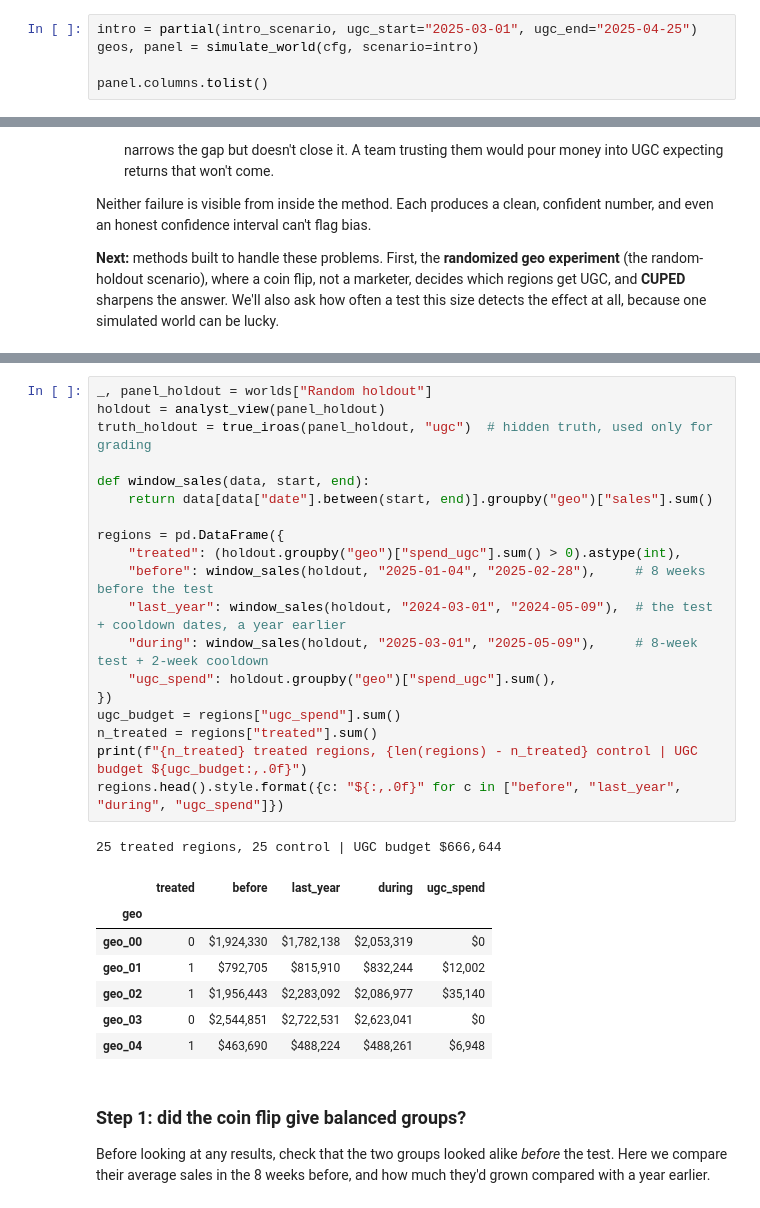
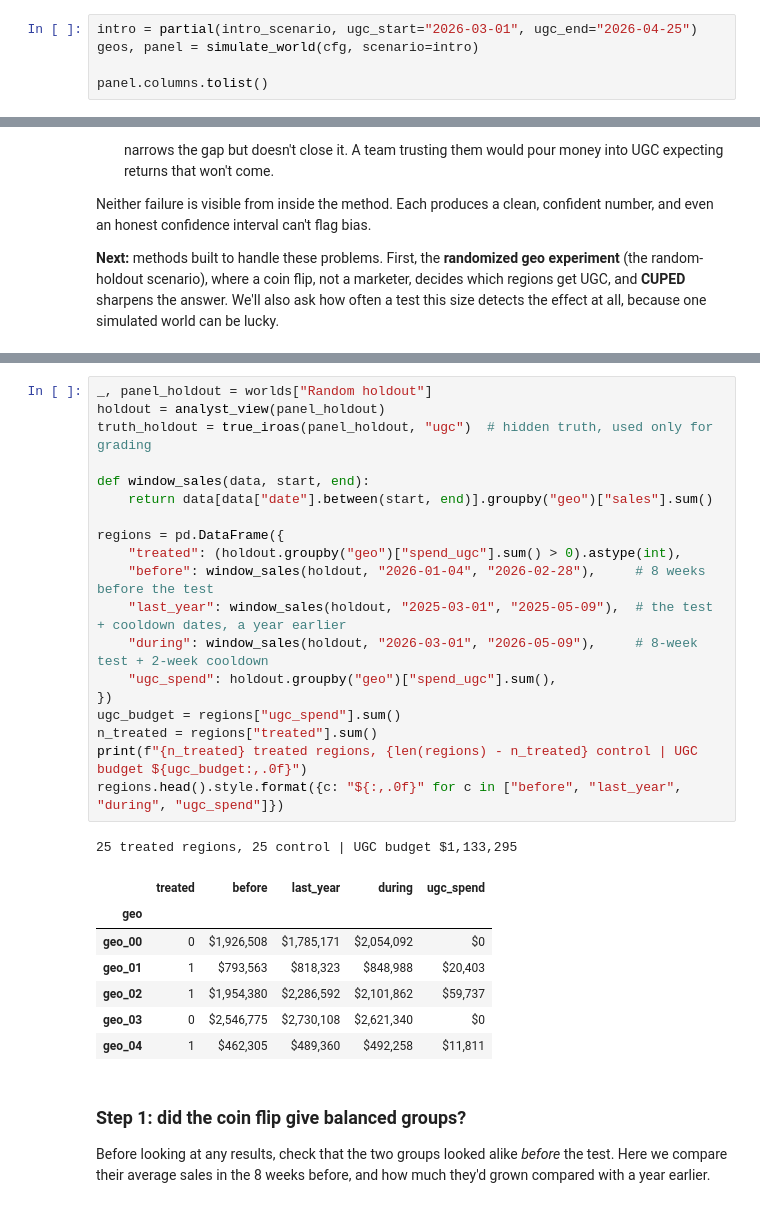
Before and after one commit to menni99/incrementality-mmm-lab, a Jupyter notebook: incrementality.ipynb, the cells around one changed output, grey strips where cells are left out. Drawn from its saved outputs; the diff is of its cells as text.

```diff
--- a/incrementality.ipynb
+++ b/incrementality.ipynb
@@ -400,5 +400,5 @@ For now we use a simple intro scenario: search and social run all the time, and
 # %%
-intro = partial(intro_scenario, ugc_start="2025-03-01", ugc_end="2025-04-25")
+intro = partial(intro_scenario, ugc_start="2026-03-01", ugc_end="2026-04-25")
 geos, panel = simulate_world(cfg, scenario=intro)
 
 panel.columns.tolist()
@@ -1128,31 +1128,31 @@ Each region gives one number per window, so the data becomes **one row per regio
 # %%
 _, panel_holdout = worlds["Random holdout"]
 holdout = analyst_view(panel_holdout)
 truth_holdout = true_iroas(panel_holdout, "ugc")  # hidden truth, used only for grading
 
 def window_sales(data, start, end):
     return data[data["date"].between(start, end)].groupby("geo")["sales"].sum()
 
 regions = pd.DataFrame({
     "treated": (holdout.groupby("geo")["spend_ugc"].sum() > 0).astype(int),
-    "before": window_sales(holdout, "2025-01-04", "2025-02-28"),     # 8 weeks before the test
-    "last_year": window_sales(holdout, "2024-03-01", "2024-05-09"),  # the test + cooldown dates, a year earlier
-    "during": window_sales(holdout, "2025-03-01", "2025-05-09"),     # 8-week test + 2-week cooldown
+    "before": window_sales(holdout, "2026-01-04", "2026-02-28"),     # 8 weeks before the test
+    "last_year": window_sales(holdout, "2025-03-01", "2025-05-09"),  # the test + cooldown dates, a year earlier
+    "during": window_sales(holdout, "2026-03-01", "2026-05-09"),     # 8-week test + 2-week cooldown
     "ugc_spend": holdout.groupby("geo")["spend_ugc"].sum(),
 })
 ugc_budget = regions["ugc_spend"].sum()
 n_treated = regions["treated"].sum()
 print(f"{n_treated} treated regions, {len(regions) - n_treated} control | UGC budget ${ugc_budget:,.0f}")
 regions.head().style.format({c: "${:,.0f}" for c in ["before", "last_year", "during", "ugc_spend"]})
 # %% [output]
-25 treated regions, 25 control | UGC budget $666,644
+25 treated regions, 25 control | UGC budget $1,133,295
 |  | treated | before | last_year | during | ugc_spend |
 | geo |  |  |  |  |  |
-| geo_00 | 0 | $1,924,330 | $1,782,138 | $2,053,319 | $0 |
-| geo_01 | 1 | $792,705 | $815,910 | $832,244 | $12,002 |
-| geo_02 | 1 | $1,956,443 | $2,283,092 | $2,086,977 | $35,140 |
-| geo_03 | 0 | $2,544,851 | $2,722,531 | $2,623,041 | $0 |
-| geo_04 | 1 | $463,690 | $488,224 | $488,261 | $6,948 |
+| geo_00 | 0 | $1,926,508 | $1,785,171 | $2,054,092 | $0 |
+| geo_01 | 1 | $793,563 | $818,323 | $848,988 | $20,403 |
+| geo_02 | 1 | $1,954,380 | $2,286,592 | $2,101,862 | $59,737 |
+| geo_03 | 0 | $2,546,775 | $2,730,108 | $2,621,340 | $0 |
+| geo_04 | 1 | $462,305 | $489,360 | $492,258 | $11,811 |
 # %% [markdown]
 ### Step 1: did the coin flip give balanced groups?
 
```
Also changed, not shown: parts of 45 cells of this notebook, 1 other file.
